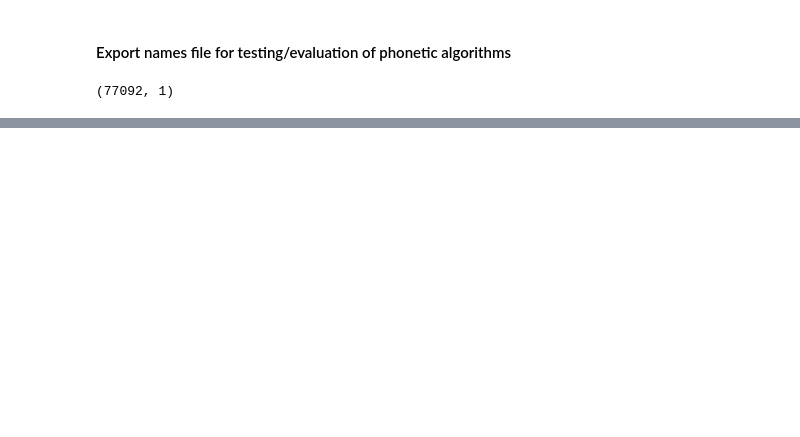
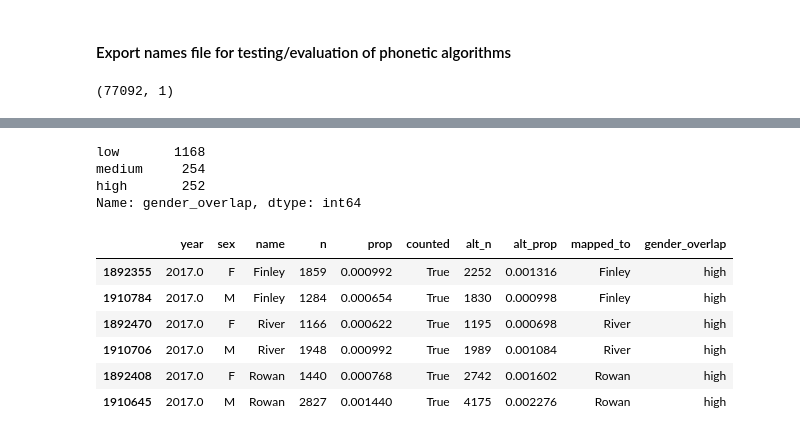
Before and after one commit to magic-lantern/forecasting, a Jupyter notebook: baby_name_analysis.ipynb, the cells around one changed output, grey strips where cells are left out. Cells and saved outputs as stored; diff of their text form; code cells hidden in the pictures; blank space fills up the shorter version.

Commit message:
Added gender analysis, finished pronounciation analysis

```diff
--- a/baby_name_analysis.ipynb
+++ b/baby_name_analysis.ipynb
@@ -471,0 +425,5 @@ out.sort_values(['year', 'sex', 'name'])
+# %%
+mnames = out[(out.alt_n > 0) & (out.sex == 'M')]
+fnames = out[(out.alt_n > 0) & (out.sex == 'F')]
+both = out[out.name.isin(set(mnames.mapped_to.unique()) & set(fnames.mapped_to.unique()))].copy()
+print('Number of names that are both gender:', len(both)//2)
@@ -471,0 +441,41 @@ out.sort_values(['year', 'sex', 'name'])
+# %%
+# # to evaluate all names and report values
+# for name in both.name.unique():
+#     fcount = both[(both.name == name) & (both.sex == 'F')].alt_n.values[0]
+#     mcount = both[(both.name == name) & (both.sex == 'M')].alt_n.values[0]
+#     if ((fcount <= (mcount + mcount * .20)) & (fcount >= (mcount - mcount * .20))):
+#         print('name: ', name, 'has high gender overlap')
+#     elif ((fcount <= (mcount + mcount * .40)) & (fcount >= (mcount - mcount * .40))):
+#         print('name: ', name, 'has medium gender overlap')
+#     else:
+#         print('name: ', name, 'has low gender overlap')
+
+def gender_eval(name):
+    fcount = both[(both.name == name) & (both.sex == 'F')].alt_n.values[0]
+    mcount = both[(both.name == name) & (both.sex == 'M')].alt_n.values[0]
+    if ((fcount <= (mcount + mcount * .40)) & (fcount >= (mcount - mcount * .40))):
+        return 'high'
+    elif ((fcount <= (mcount + mcount * .70)) & (fcount >= (mcount - mcount * .70))):
+        return 'medium'
+    else:
+        return 'low'
+
+both['gender_overlap'] = both.name.apply(gender_eval)
+both.gender_overlap.value_counts()
+# %% [output]
+low       1168
+medium     254
+high       252
+Name: gender_overlap, dtype: int64
+# %%
+# look at most common highly overlapping names
+samp = both[both.gender_overlap == 'high'].sort_values('alt_n', ascending=False).head(5).name
+both[both.name.isin(samp)].sort_values(['name', 'sex'])
+# %% [output]
+|  | year | sex | name | n | prop | counted | alt_n | alt_prop | mapped_to | gender_overlap |
+| 1892355 | 2017.0 | F | Finley | 1859 | 0.000992 | True | 2252 | 0.001316 | Finley | high |
+| 1910784 | 2017.0 | M | Finley | 1284 | 0.000654 | True | 1830 | 0.000998 | Finley | high |
+| 1892470 | 2017.0 | F | River | 1166 | 0.000622 | True | 1195 | 0.000698 | River | high |
+| 1910706 | 2017.0 | M | River | 1948 | 0.000992 | True | 1989 | 0.001084 | River | high |
+| 1892408 | 2017.0 | F | Rowan | 1440 | 0.000768 | True | 2742 | 0.001602 | Rowan | high |
+| 1910645 | 2017.0 | M | Rowan | 2827 | 0.001440 | True | 4175 | 0.002276 | Rowan | high |
```
Also changed, not shown: parts of 38 cells of this notebook, 1 other file.
